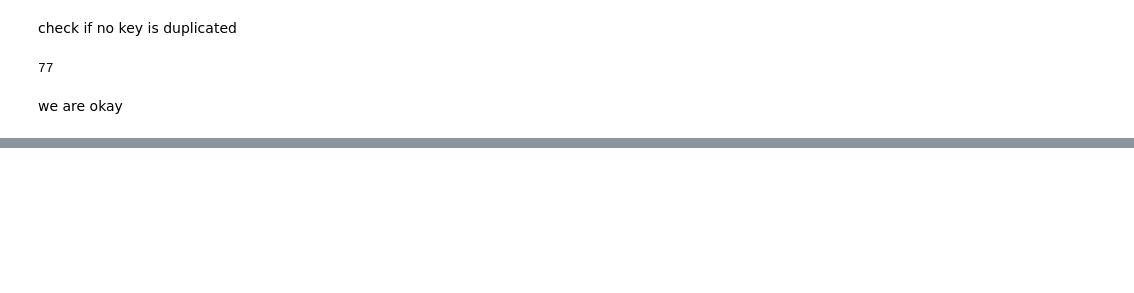
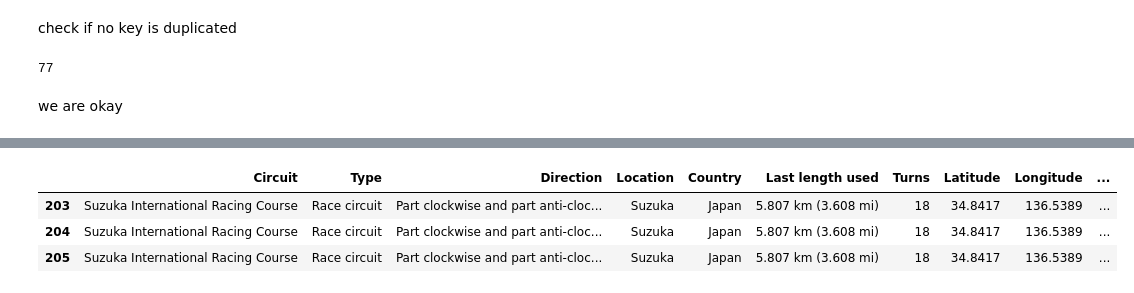
Before and after one commit to michalwietecki/f1-weather-dwh, a Jupyter notebook: circuts_wiki_scrape.ipynb, the cells around one changed output, grey strips where cells are left out. Drawn from its saved outputs; the diff is of its cells as text; code cells hidden in the pictures; blank space fills up the shorter version.

```diff
--- a/circuts_wiki_scrape.ipynb
+++ b/circuts_wiki_scrape.ipynb
@@ -506,0 +524,11 @@ we are okay
+# %%
+df_scd["Circuit"] = df_scd["Circuit"].astype("str")
+# %%
+df_scd["Circuit"] = df_scd["Circuit"].str.strip()
+# %%
+df_scd[df_scd["Circuit"] == "Suzuka International Racing Course"]
+# %% [output]
+|  | Circuit | Type | Direction | Location | Country | Last length used | Turns | Latitude | Longitude | ... |
+| 203 | Suzuka International Racing Course | Race circuit | Part clockwise and part anti-cloc... | Suzuka | Japan | 5.807 km (3.608 mi) | 18 | 34.8417 | 136.5389 | ... |
+| 204 | Suzuka International Racing Course | Race circuit | Part clockwise and part anti-cloc... | Suzuka | Japan | 5.807 km (3.608 mi) | 18 | 34.8417 | 136.5389 | ... |
+| 205 | Suzuka International Racing Course | Race circuit | Part clockwise and part anti-cloc... | Suzuka | Japan | 5.807 km (3.608 mi) | 18 | 34.8417 | 136.5389 | ... |
```
Also changed, not shown: parts of 4 cells of this notebook, 3 other files.
